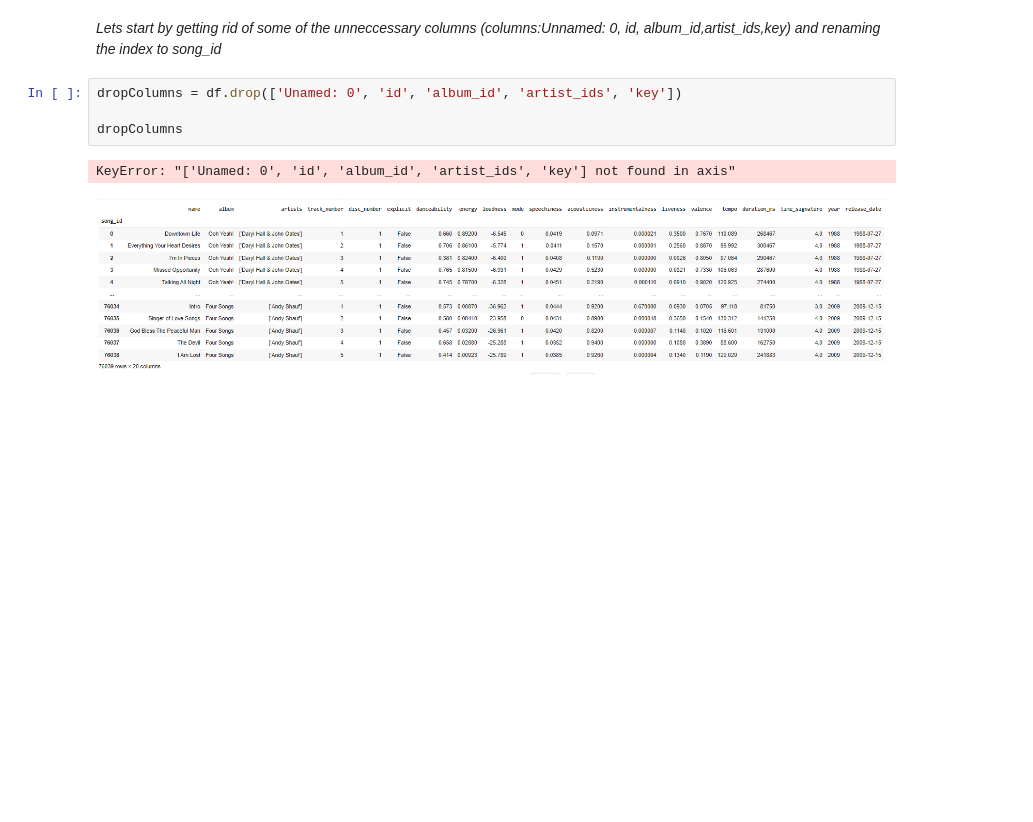
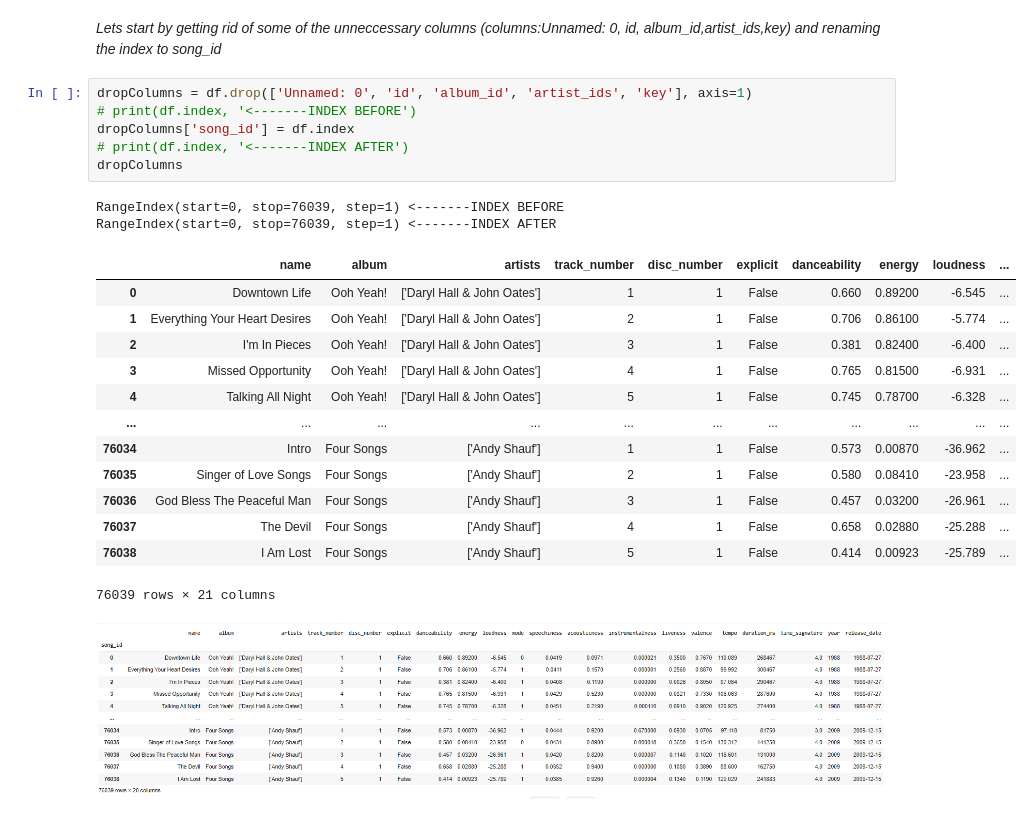
Before and after one commit to blwishom/cognixia, a Jupyter notebook: Student_Exercises/week3/dataCleaningExercise.ipynb, the cells around one changed output. Saved outputs shown, nothing was run; the diff lists cells and outputs as text; blank space fills up the shorter version.

```diff
--- a/Student_Exercises/week3/dataCleaningExercise.ipynb
+++ b/Student_Exercises/week3/dataCleaningExercise.ipynb
@@ -79,11 +79,27 @@ df.head(2)
 # %% [markdown]
 *Lets start by getting rid of some of the unneccessary columns (columns:Unnamed: 0, id, album_id,artist_ids,key) and renaming the index to song_id*
 # %%
-dropColumns = df.drop(['Unamed: 0', 'id', 'album_id', 'artist_ids', 'key'])
-
+dropColumns = df.drop(['Unnamed: 0', 'id', 'album_id', 'artist_ids', 'key'], axis=1)
+# print(df.index, '<-------INDEX BEFORE')
+dropColumns['song_id'] = df.index
+# print(df.index, '<-------INDEX AFTER')
 dropColumns
 # %% [output]
-KeyError: "['Unamed: 0', 'id', 'album_id', 'artist_ids', 'key'] not found in axis"
+RangeIndex(start=0, stop=76039, step=1) <-------INDEX BEFORE
+RangeIndex(start=0, stop=76039, step=1) <-------INDEX AFTER
+|  | name | album | artists | track_number | disc_number | explicit | danceability | energy | loudness | ... |
+| 0 | Downtown Life | Ooh Yeah! | ['Daryl Hall & John Oates'] | 1 | 1 | False | 0.660 | 0.89200 | -6.545 | ... |
+| 1 | Everything Your Heart Desires | Ooh Yeah! | ['Daryl Hall & John Oates'] | 2 | 1 | False | 0.706 | 0.86100 | -5.774 | ... |
+| 2 | I'm In Pieces | Ooh Yeah! | ['Daryl Hall & John Oates'] | 3 | 1 | False | 0.381 | 0.82400 | -6.400 | ... |
+| 3 | Missed Opportunity | Ooh Yeah! | ['Daryl Hall & John Oates'] | 4 | 1 | False | 0.765 | 0.81500 | -6.931 | ... |
+| 4 | Talking All Night | Ooh Yeah! | ['Daryl Hall & John Oates'] | 5 | 1 | False | 0.745 | 0.78700 | -6.328 | ... |
+| ... | ... | ... | ... | ... | ... | ... | ... | ... | ... | ... |
+| 76034 | Intro | Four Songs | ['Andy Shauf'] | 1 | 1 | False | 0.573 | 0.00870 | -36.962 | ... |
+| 76035 | Singer of Love Songs | Four Songs | ['Andy Shauf'] | 2 | 1 | False | 0.580 | 0.08410 | -23.958 | ... |
+| 76036 | God Bless The Peaceful Man | Four Songs | ['Andy Shauf'] | 3 | 1 | False | 0.457 | 0.03200 | -26.961 | ... |
+| 76037 | The Devil | Four Songs | ['Andy Shauf'] | 4 | 1 | False | 0.658 | 0.02880 | -25.288 | ... |
+| 76038 | I Am Lost | Four Songs | ['Andy Shauf'] | 5 | 1 | False | 0.414 | 0.00923 | -25.789 | ... |
+76039 rows × 21 columns
 # %% [markdown]
 ![image.png](embedded-picture-1)
 # %% [markdown]
```
Also changed, not shown: parts of 3 cells of this notebook, 1 other file.
